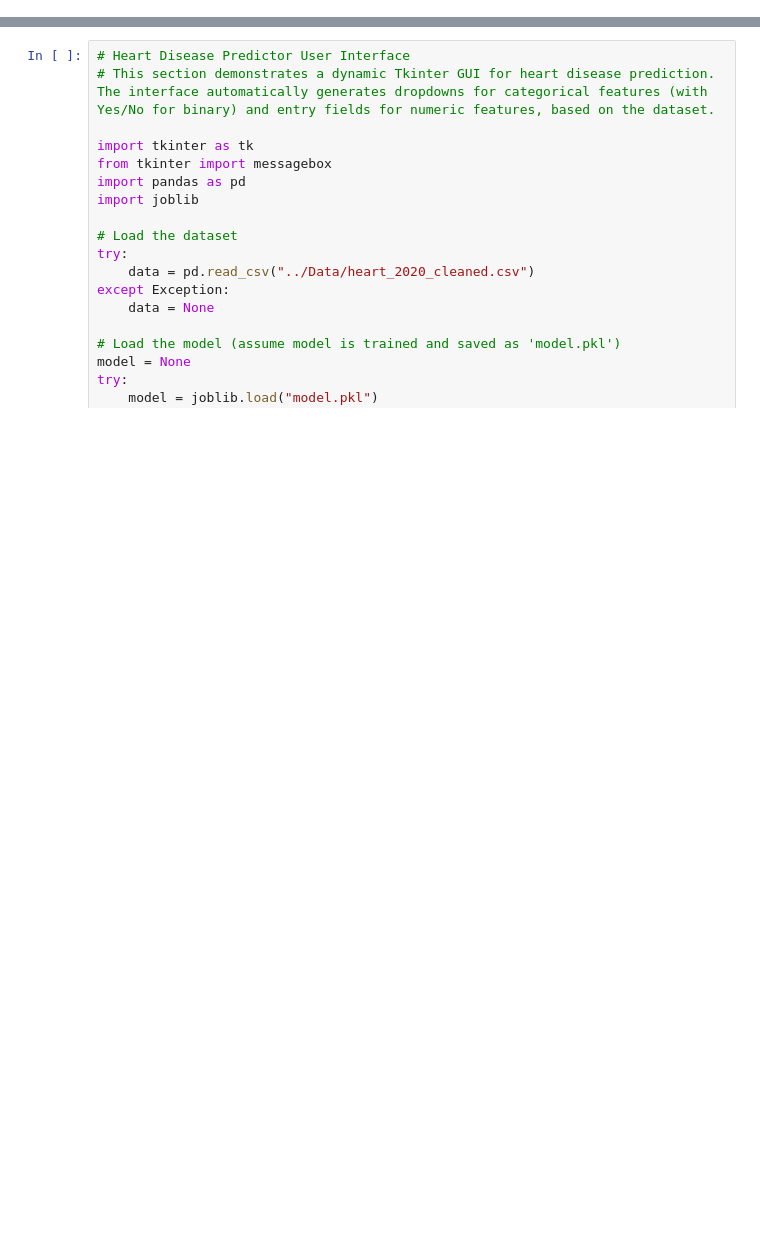
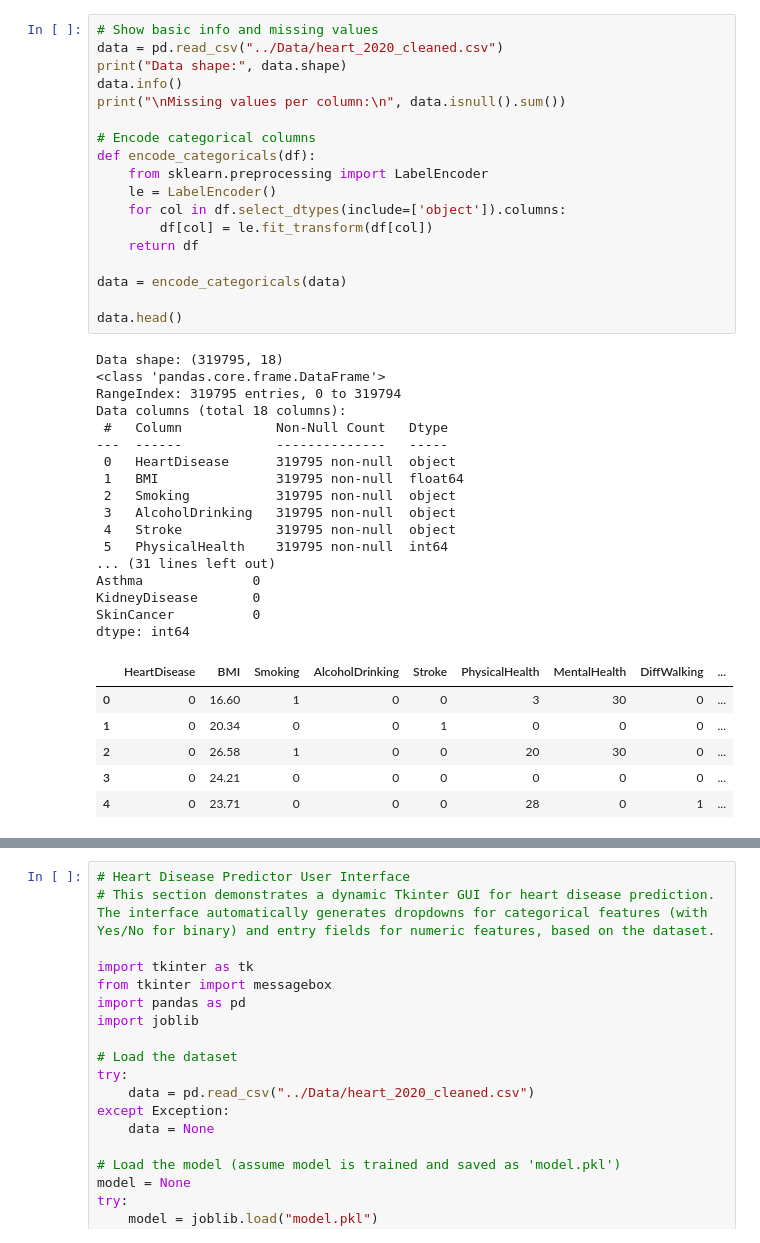
Before and after one commit to 208ahadhasan/Heart-Disease-Predictor, a Jupyter notebook: Notebook/heart_disease_prediction.ipynb, the cells around one changed output, grey strips where cells are left out. Drawn from its saved outputs; the diff is of its cells as text; blank space fills up the shorter version.

```diff
--- a/Notebook/heart_disease_prediction.ipynb
+++ b/Notebook/heart_disease_prediction.ipynb
@@ -62,0 +90,42 @@ weighted avg       0.87      0.90      0.88     63959
+# %%
+# Show basic info and missing values
+data = pd.read_csv("../Data/heart_2020_cleaned.csv")
+print("Data shape:", data.shape)
+data.info()
+print("\nMissing values per column:\n", data.isnull().sum())
+
+# Encode categorical columns
+def encode_categoricals(df):
+    from sklearn.preprocessing import LabelEncoder
+    le = LabelEncoder()
+    for col in df.select_dtypes(include=['object']).columns:
+        df[col] = le.fit_transform(df[col])
+    return df
+
+data = encode_categoricals(data)
+
+data.head()
+# %% [output]
+Data shape: (319795, 18)
+<class 'pandas.core.frame.DataFrame'>
+RangeIndex: 319795 entries, 0 to 319794
+Data columns (total 18 columns):
+ #   Column            Non-Null Count   Dtype
+---  ------            --------------   -----
+ 0   HeartDisease      319795 non-null  object
+ 1   BMI               319795 non-null  float64
+ 2   Smoking           319795 non-null  object
+ 3   AlcoholDrinking   319795 non-null  object
+ 4   Stroke            319795 non-null  object
+ 5   PhysicalHealth    319795 non-null  int64
+... (31 lines left out)
+Asthma              0
+KidneyDisease       0
+SkinCancer          0
+dtype: int64
+|  | HeartDisease | BMI | Smoking | AlcoholDrinking | Stroke | PhysicalHealth | MentalHealth | DiffWalking | ... |
+| 0 | 0 | 16.60 | 1 | 0 | 0 | 3 | 30 | 0 | ... |
+| 1 | 0 | 20.34 | 0 | 0 | 1 | 0 | 0 | 0 | ... |
+| 2 | 0 | 26.58 | 1 | 0 | 0 | 20 | 30 | 0 | ... |
+| 3 | 0 | 24.21 | 0 | 0 | 0 | 0 | 0 | 0 | ... |
+| 4 | 0 | 23.71 | 0 | 0 | 0 | 28 | 0 | 1 | ... |
```
Also changed, not shown: parts of 11 cells of this notebook.
